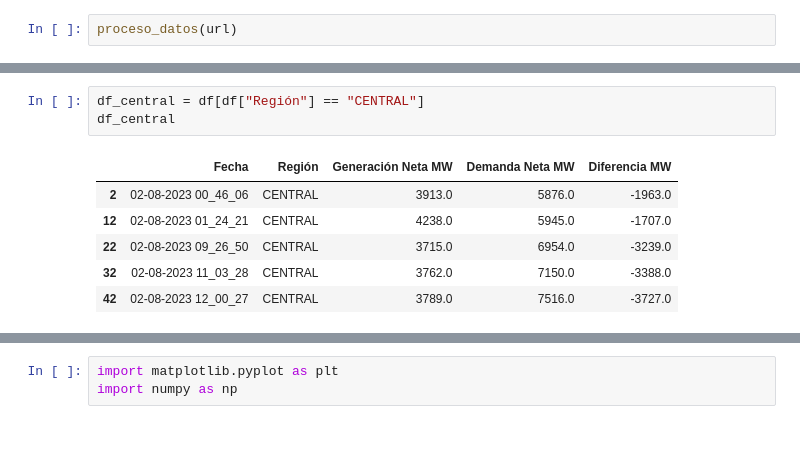
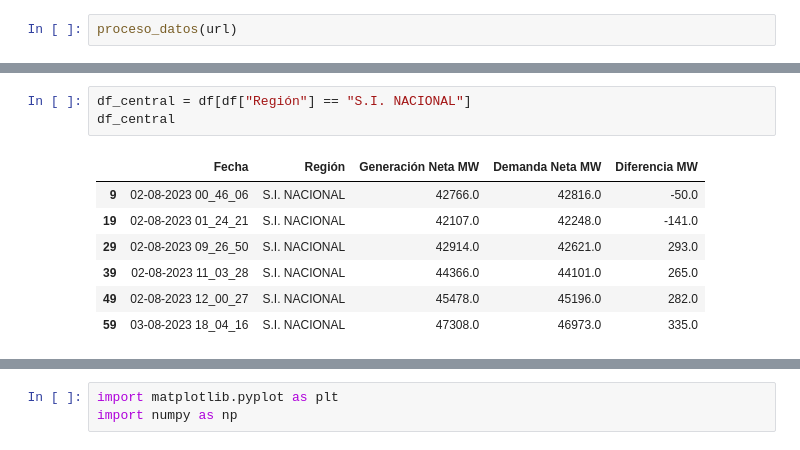
Before and after one commit to JairRamosG/Repositorio_ia_center, a Jupyter notebook: consumo_electrico/script_consumo_electrico.ipynb, the cells around one changed output, grey strips where cells are left out. Saved outputs shown, nothing was run; the diff lists cells and outputs as text.

```diff
--- a/consumo_electrico/script_consumo_electrico.ipynb
+++ b/consumo_electrico/script_consumo_electrico.ipynb
@@ -92,13 +92,14 @@ df
 # %%
-df_central = df[df["Región"] == "CENTRAL"]
+df_central = df[df["Región"] == "S.I. NACIONAL"]
 df_central
 # %% [output]
 |  | Fecha | Región | Generación Neta MW | Demanda Neta MW | Diferencia MW |
-| 2 | 02-08-2023 00_46_06 | CENTRAL | 3913.0 | 5876.0 | -1963.0 |
-| 12 | 02-08-2023 01_24_21 | CENTRAL | 4238.0 | 5945.0 | -1707.0 |
-| 22 | 02-08-2023 09_26_50 | CENTRAL | 3715.0 | 6954.0 | -3239.0 |
-| 32 | 02-08-2023 11_03_28 | CENTRAL | 3762.0 | 7150.0 | -3388.0 |
-| 42 | 02-08-2023 12_00_27 | CENTRAL | 3789.0 | 7516.0 | -3727.0 |
+| 9 | 02-08-2023 00_46_06 | S.I. NACIONAL | 42766.0 | 42816.0 | -50.0 |
+| 19 | 02-08-2023 01_24_21 | S.I. NACIONAL | 42107.0 | 42248.0 | -141.0 |
+| 29 | 02-08-2023 09_26_50 | S.I. NACIONAL | 42914.0 | 42621.0 | 293.0 |
+| 39 | 02-08-2023 11_03_28 | S.I. NACIONAL | 44366.0 | 44101.0 | 265.0 |
+| 49 | 02-08-2023 12_00_27 | S.I. NACIONAL | 45478.0 | 45196.0 | 282.0 |
+| 59 | 03-08-2023 18_04_16 | S.I. NACIONAL | 47308.0 | 46973.0 | 335.0 |
 # %%
 df_central["Fecha"] = pd.to_datetime(df_central["Fecha"], format="%d-%m-%Y %H_%M_%S")
 df_central["Hora"] = df_central["Fecha"].dt.strftime("%H")
```
Also changed, not shown: parts of 6 cells of this notebook.
